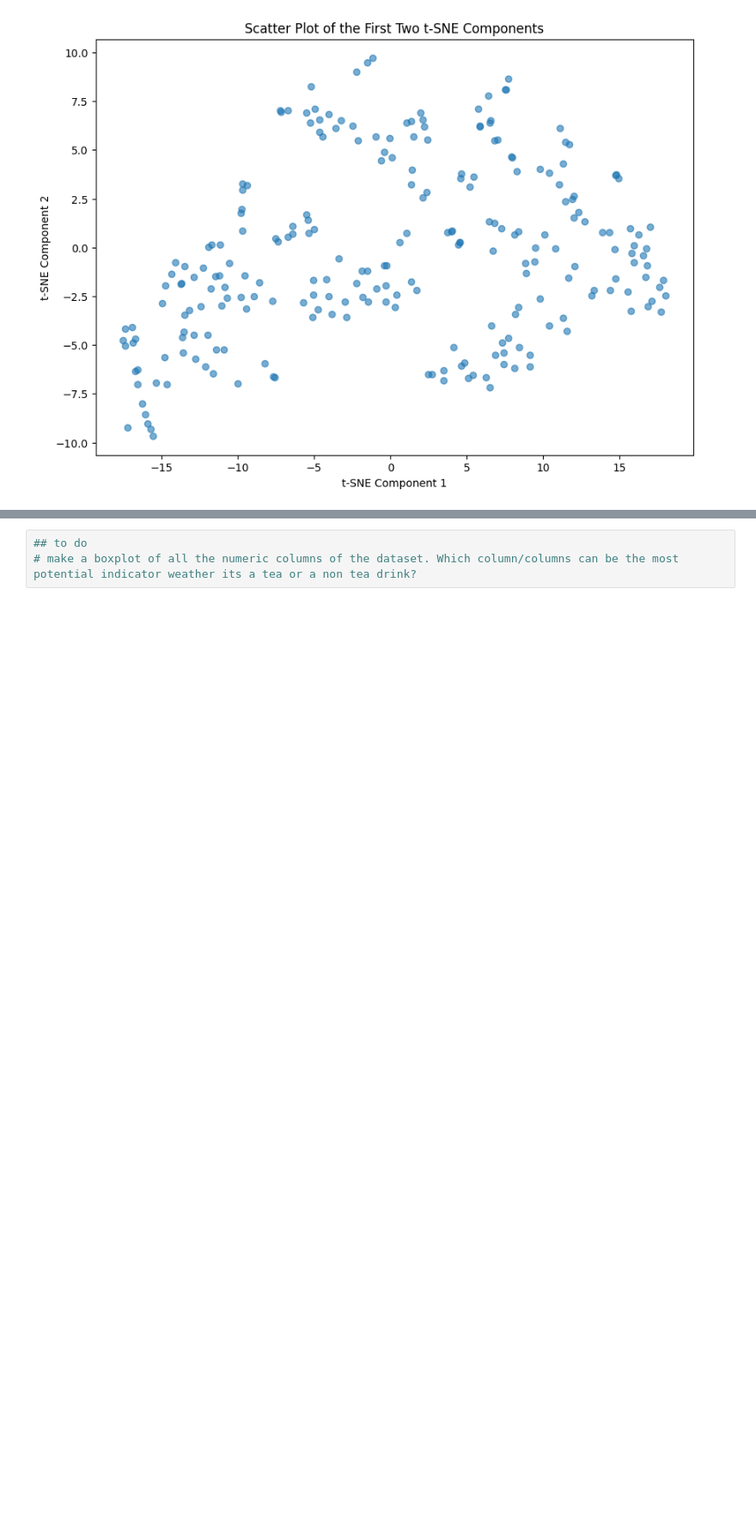
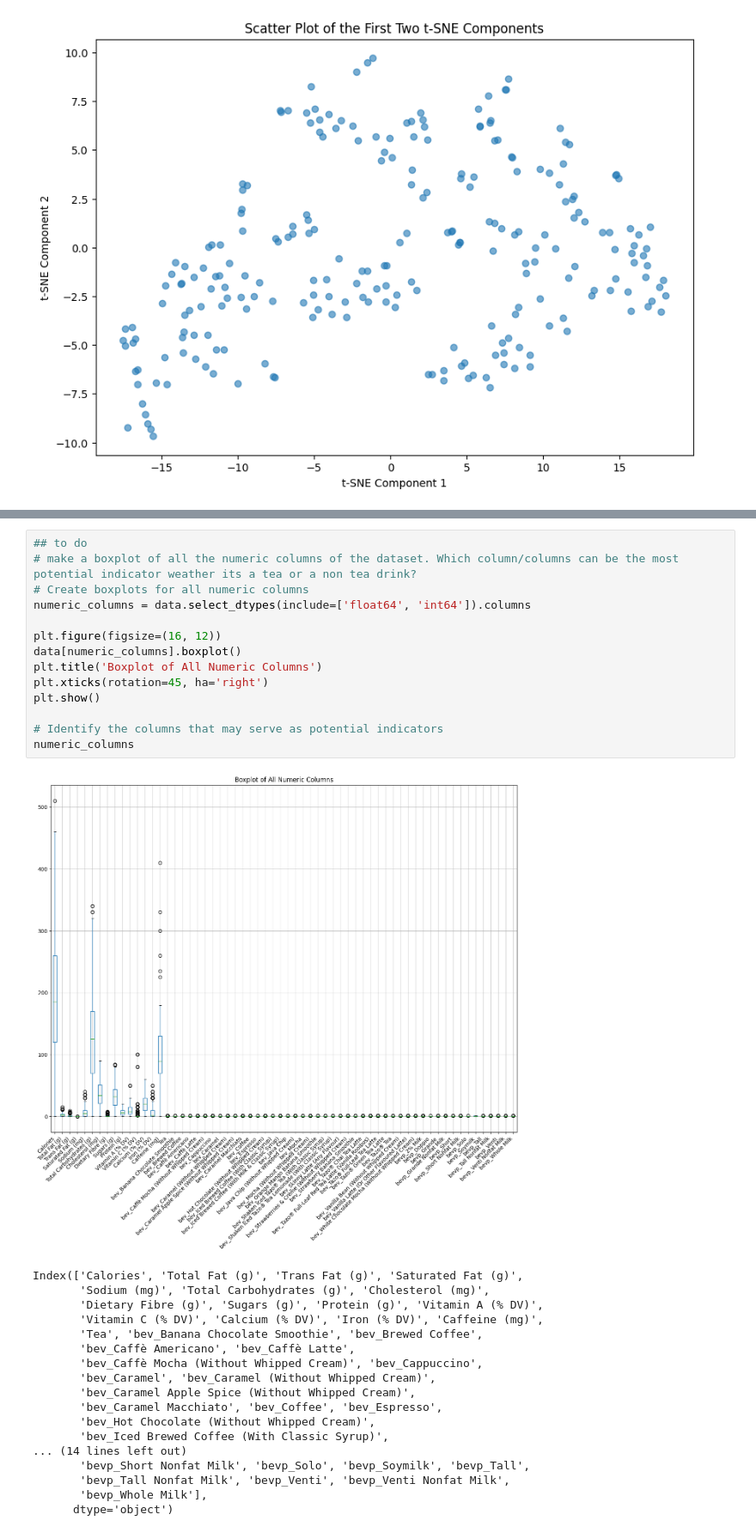
Before and after one commit to samiaaaah/IIIT-assignments, a Jupyter notebook: AIML_III_Module_2_project_2024.ipynb, the cells around one changed output, grey strips where cells are left out. Shown at 86% size. Saved outputs shown, nothing was run; the diff lists cells and outputs as text; blank space fills up the shorter version.

```diff
--- a/AIML_III_Module_2_project_2024.ipynb
+++ b/AIML_III_Module_2_project_2024.ipynb
@@ -499,6 +568,36 @@ plt.show()
 # %%
 ## to do
 # make a boxplot of all the numeric columns of the dataset. Which column/columns can be the most potential indicator weather its a tea or a non tea drink?
+# Create boxplots for all numeric columns
+numeric_columns = data.select_dtypes(include=['float64', 'int64']).columns
+
+plt.figure(figsize=(16, 12))
+data[numeric_columns].boxplot()
+plt.title('Boxplot of All Numeric Columns')
+plt.xticks(rotation=45, ha='right')
+plt.show()
+
+# Identify the columns that may serve as potential indicators
+numeric_columns
+# %% [output]
+[figure, added]
+Index(['Calories', 'Total Fat (g)', 'Trans Fat (g)', 'Saturated Fat (g)',
+       'Sodium (mg)', 'Total Carbohydrates (g)', 'Cholesterol (mg)',
+       'Dietary Fibre (g)', 'Sugars (g)', 'Protein (g)', 'Vitamin A (% DV)',
+       'Vitamin C (% DV)', 'Calcium (% DV)', 'Iron (% DV)', 'Caffeine (mg)',
+       'Tea', 'bev_Banana Chocolate Smoothie', 'bev_Brewed Coffee',
+       'bev_Caffè Americano', 'bev_Caffè Latte',
+       'bev_Caffè Mocha (Without Whipped Cream)', 'bev_Cappuccino',
+       'bev_Caramel', 'bev_Caramel (Without Whipped Cream)',
+       'bev_Caramel Apple Spice (Without Whipped Cream)',
+       'bev_Caramel Macchiato', 'bev_Coffee', 'bev_Espresso',
+       'bev_Hot Chocolate (Without Whipped Cream)',
+       'bev_Iced Brewed Coffee (With Classic Syrup)',
+... (14 lines left out)
+       'bevp_Short Nonfat Milk', 'bevp_Solo', 'bevp_Soymilk', 'bevp_Tall',
+       'bevp_Tall Nonfat Milk', 'bevp_Venti', 'bevp_Venti Nonfat Milk',
+       'bevp_Whole Milk'],
+      dtype='object')
 # %% [markdown]
 To enhance the clarity and professionalism of the provided text, consider the following refined version: In the process of conducting a preliminary Exploratory Data Analysis (EDA), we have utilized various techniques to gain insights into the datasets under consideration. It's important to note that our analysis extends beyond the initial visualizations, embracing a multitude of methods to thoroughly understand the data.
 Among the array of tools available for EDA, one particularly easy solution is the use of the pandas profiling library. This tool significantly simplifies the process of exploring the fundamental distribution of data within a dataset. By generating detailed profile reports, pandas profiling provides a comprehensive overview of the dataset's characteristics, including but not limited to, the distribution of variables, presence of missing values, and potential correlations between variables.
```
Also changed, not shown: parts of 23 cells of this notebook.
